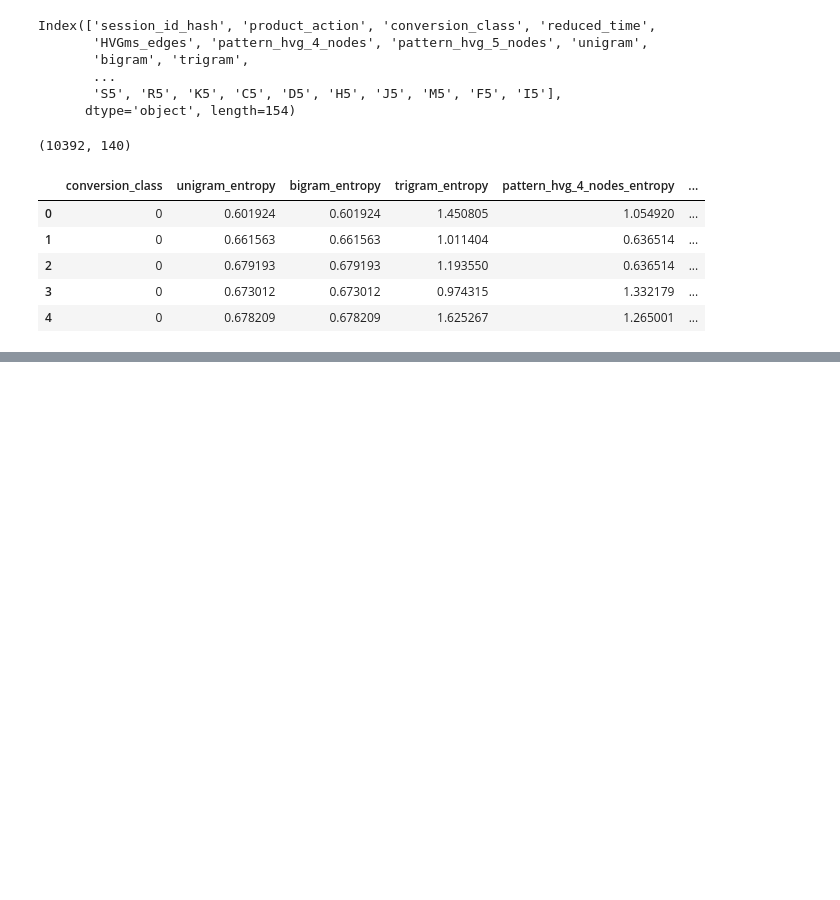
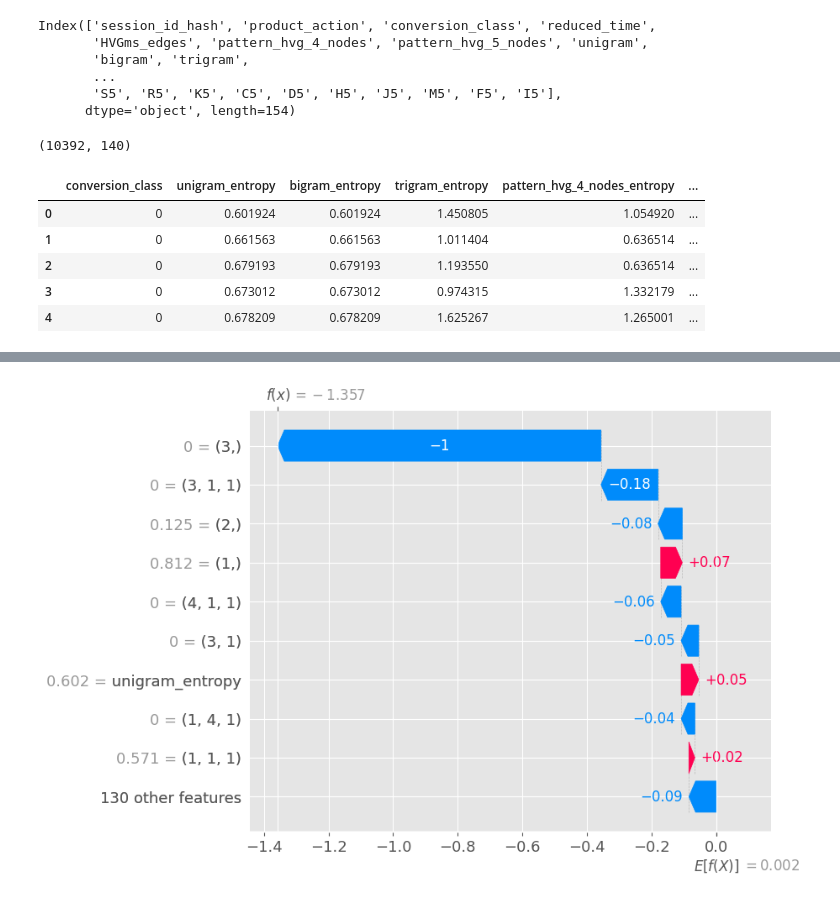
Before and after one commit to rdotjain/shopper-intent-prediction, a Jupyter notebook: codefiles/shopper_intent_feat_reduction.ipynb, the cells around one changed output, grey strips where cells are left out. Cells and saved outputs as stored; diff of their text form; code cells hidden in the pictures; blank space fills up the shorter version.

```diff
--- a/codefiles/shopper_intent_feat_reduction.ipynb
+++ b/codefiles/shopper_intent_feat_reduction.ipynb
@@ -133,0 +126,4 @@ shap.summary_plot(shap_values, x_res.values, feature_names = x_res.columns, clas
+# %%
+shap.plots.waterfall(shap_values[0])
+# %% [output]
+[figure, added]
```
Also changed, not shown: parts of 14 cells of this notebook.
